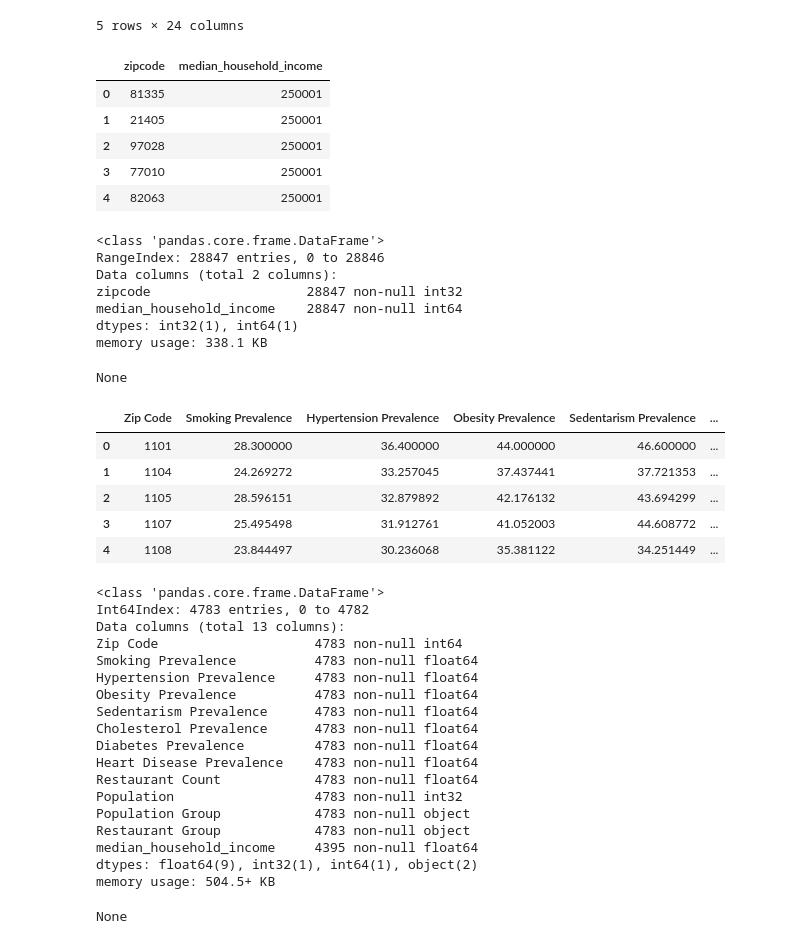
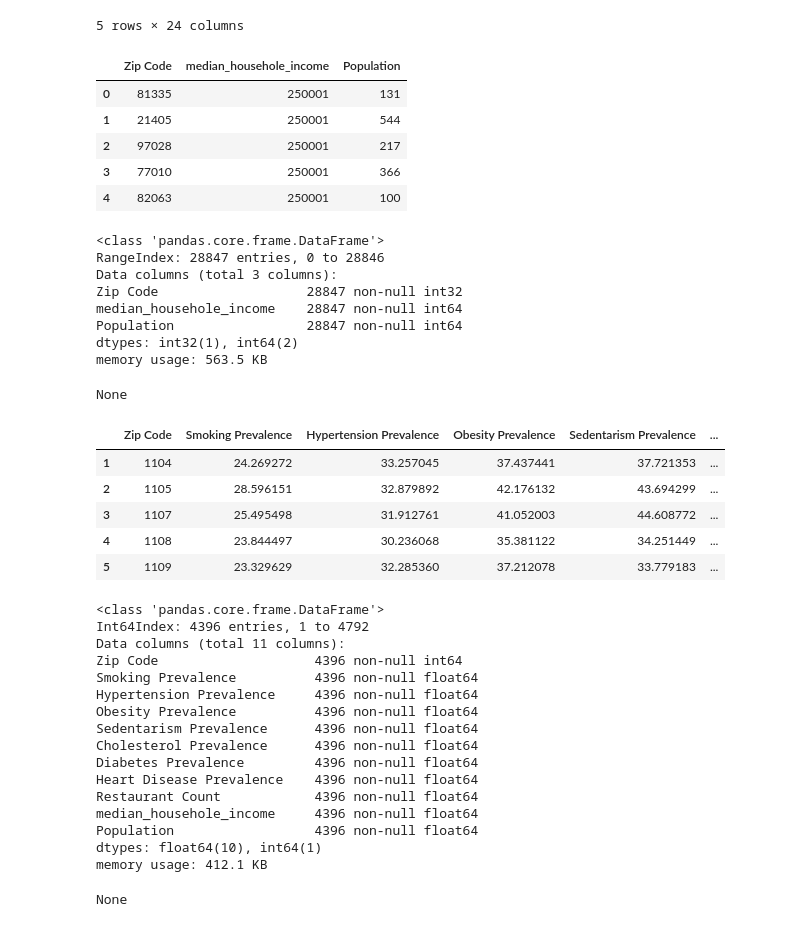
Before and after one commit to hhuff22/Capstone-I, a Jupyter notebook: Capstone I Wrangling v2.ipynb, the cells around one changed output. Cells and saved outputs as stored; diff of their text form; code cells hidden in the pictures.

```diff
--- a/Capstone I Wrangling v2.ipynb
+++ b/Capstone I Wrangling v2.ipynb
@@ -501,56 +355,62 @@ display(zipstats_df.head())
 | 4 | [307] | -105.793154 | 41.128117 | 40.514119 | -106.195438 | [Jelm, Laramie] | Albany County | ... |
 5 rows × 24 columns
 # %%
-# Select zipcode and income columns
-zipincome = zipstats_df[["zipcode","median_household_income"]]
-zipincome.zipcode = zipincome.zipcode.astype("int")
+# Select zipcode and income columns and rename columns
+zipincome = zipstats_df[["zipcode","median_household_income","population"]]
+zipincome.columns = ["Zip Code","median_househole_income","Population"]
+
+# Convert zip codes to integers
+zipincome["Zip Code"] = zipincome["Zip Code"].astype("int")
+
 display(zipincome.head())
 display(zipincome.info())
 # %% [output]
-|  | zipcode | median_household_income |
-| 0 | 81335 | 250001 |
-| 1 | 21405 | 250001 |
-| 2 | 97028 | 250001 |
-| 3 | 77010 | 250001 |
-| 4 | 82063 | 250001 |
+|  | Zip Code | median_househole_income | Population |
+| 0 | 81335 | 250001 | 131 |
+| 1 | 21405 | 250001 | 544 |
+| 2 | 97028 | 250001 | 217 |
+| 3 | 77010 | 250001 | 366 |
+| 4 | 82063 | 250001 | 100 |
 <class 'pandas.core.frame.DataFrame'>
 RangeIndex: 28847 entries, 0 to 28846
-Data columns (total 2 columns):
-zipcode                    28847 non-null int32
-median_household_income    28847 non-null int64
-dtypes: int32(1), int64(1)
-memory usage: 338.1 KB
+Data columns (total 3 columns):
+Zip Code                   28847 non-null int32
+median_househole_income    28847 non-null int64
+Population                 28847 non-null int64
+dtypes: int32(1), int64(2)
+memory usage: 563.5 KB
 None
 # %%
 # Merge income data with dataframe
-_ = pd.merge(datacopy,zipincome,how="left",left_on="Zip Code", right_on="zipcode")
-_ = _.drop("zipcode", axis=1)
+_ = pd.merge(datameansm,zipincome,how="left",on="Zip Code")
+
+# Drop null income and population values
+_ = _.dropna()
+
 display(_.head())
 display(_.info())
-data = _
+data = _.copy()
 # %% [output]
 |  | Zip Code | Smoking Prevalence | Hypertension Prevalence | Obesity Prevalence | Sedentarism Prevalence | ... |
-| 0 | 1101 | 28.300000 | 36.400000 | 44.000000 | 46.600000 | ... |
 | 1 | 1104 | 24.269272 | 33.257045 | 37.437441 | 37.721353 | ... |
 | 2 | 1105 | 28.596151 | 32.879892 | 42.176132 | 43.694299 | ... |
 | 3 | 1107 | 25.495498 | 31.912761 | 41.052003 | 44.608772 | ... |
 | 4 | 1108 | 23.844497 | 30.236068 | 35.381122 | 34.251449 | ... |
+| 5 | 1109 | 23.329629 | 32.285360 | 37.212078 | 33.779183 | ... |
 <class 'pandas.core.frame.DataFrame'>
-Int64Index: 4783 entries, 0 to 4782
-Data columns (total 13 columns):
-Zip Code                    4783 non-null int64
-Smoking Prevalence          4783 non-null float64
-Hypertension Prevalence     4783 non-null float64
-Obesity Prevalence          4783 non-null float64
-Sedentarism Prevalence      4783 non-null float64
-Cholesterol Prevalence      4783 non-null float64
-Diabetes Prevalence         4783 non-null float64
-Heart Disease Prevalence    4783 non-null float64
-Restaurant Count            4783 non-null float64
-Population                  4783 non-null int32
-Population Group            4783 non-null object
-Restaurant Group            4783 non-null object
-median_household_income     4395 non-null float64
-dtypes: float64(9), int32(1), int64(1), object(2)
-memory usage: 504.5+ KB
+Int64Index: 4396 entries, 1 to 4792
+Data columns (total 11 columns):
+Zip Code                    4396 non-null int64
+Smoking Prevalence          4396 non-null float64
+Hypertension Prevalence     4396 non-null float64
+Obesity Prevalence          4396 non-null float64
+Sedentarism Prevalence      4396 non-null float64
+Cholesterol Prevalence      4396 non-null float64
+Diabetes Prevalence         4396 non-null float64
+Heart Disease Prevalence    4396 non-null float64
+Restaurant Count            4396 non-null float64
+median_househole_income     4396 non-null float64
+Population                  4396 non-null float64
+dtypes: float64(10), int64(1)
+memory usage: 412.1 KB
 None
```
Also changed, not shown: parts of 15 cells of this notebook.
